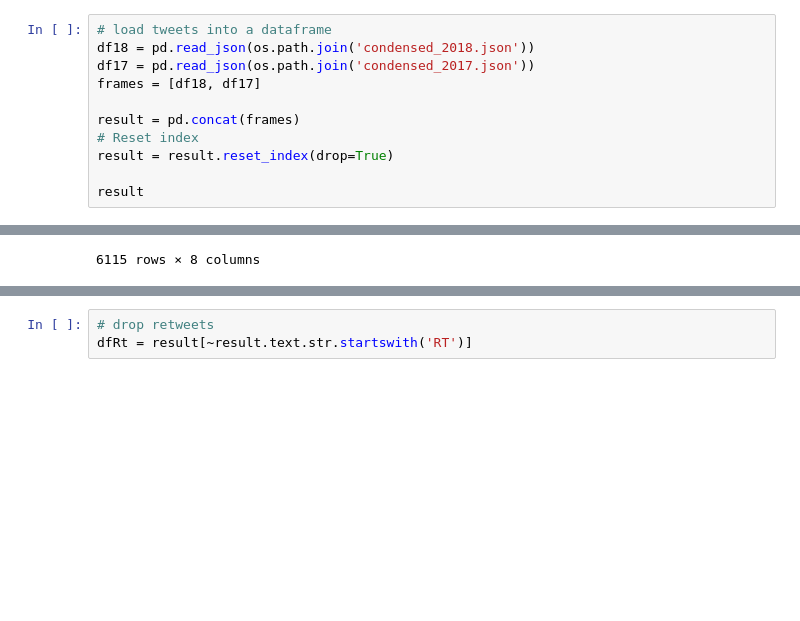
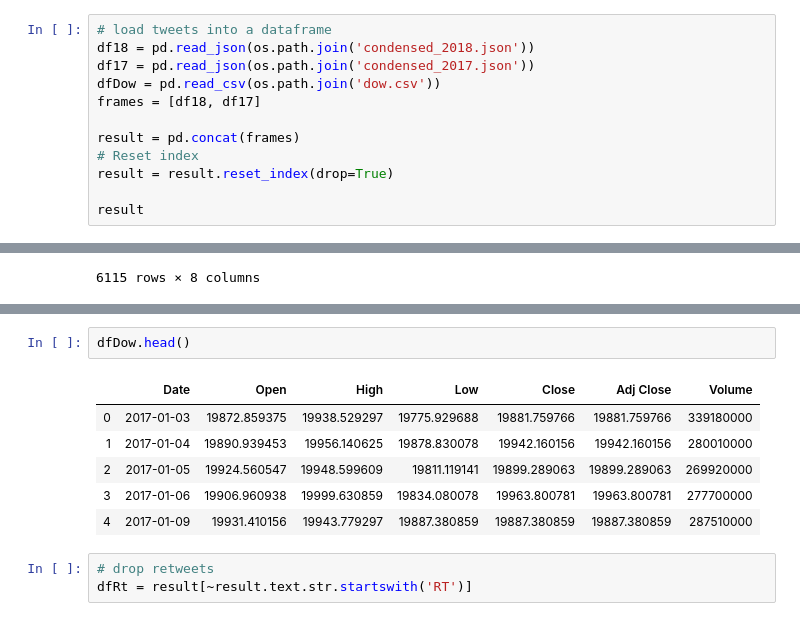
Before and after one commit to tonitiri/Project3, a Jupyter notebook: Final_Project-master/notebooks/NLP Sklearn.ipynb, the cells around one changed output, grey strips where cells are left out. Cells and saved outputs as stored; diff of their text form; blank space fills up the shorter version.

```diff
--- a/Project3-master/NLP Sklearn.ipynb
+++ b/Final_Project-master/notebooks/NLP Sklearn.ipynb
@@ -16,6 +16,7 @@ import matplotlib.pyplot as plt
 # load tweets into a dataframe
 df18 = pd.read_json(os.path.join('condensed_2018.json'))
 df17 = pd.read_json(os.path.join('condensed_2017.json'))
+dfDow = pd.read_csv(os.path.join('dow.csv'))
 frames = [df18, df17]
 
 result = pd.concat(frames)
@@ -56,3 +41,12 @@ result
+# %%
+dfDow.head()
+# %% [output]
+|  | Date | Open | High | Low | Close | Adj Close | Volume |
+| 0 | 2017-01-03 | 19872.859375 | 19938.529297 | 19775.929688 | 19881.759766 | 19881.759766 | 339180000 |
+| 1 | 2017-01-04 | 19890.939453 | 19956.140625 | 19878.830078 | 19942.160156 | 19942.160156 | 280010000 |
+| 2 | 2017-01-05 | 19924.560547 | 19948.599609 | 19811.119141 | 19899.289063 | 19899.289063 | 269920000 |
+| 3 | 2017-01-06 | 19906.960938 | 19999.630859 | 19834.080078 | 19963.800781 | 19963.800781 | 277700000 |
+| 4 | 2017-01-09 | 19931.410156 | 19943.779297 | 19887.380859 | 19887.380859 | 19887.380859 | 287510000 |
 # %%
 # drop retweets
 dfRt = result[~result.text.str.startswith('RT')]
```
Also changed, not shown: parts of 28 cells of this notebook, 44 other files.
